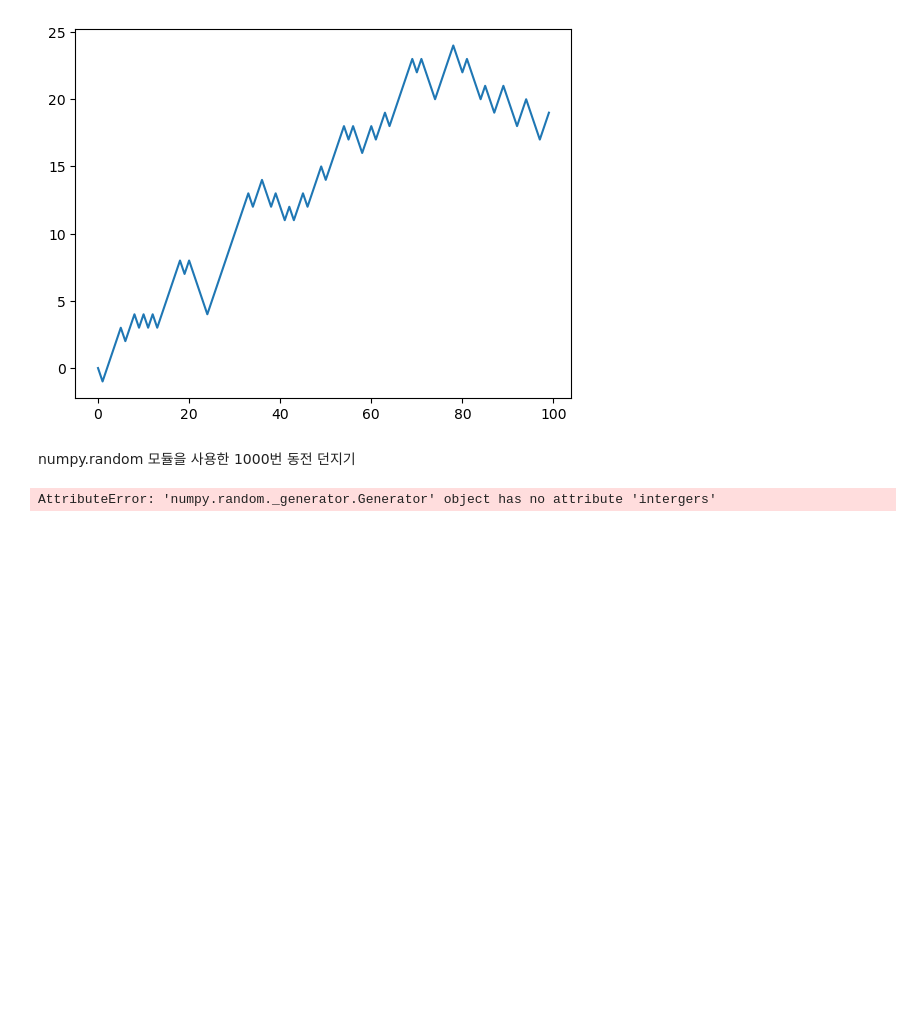
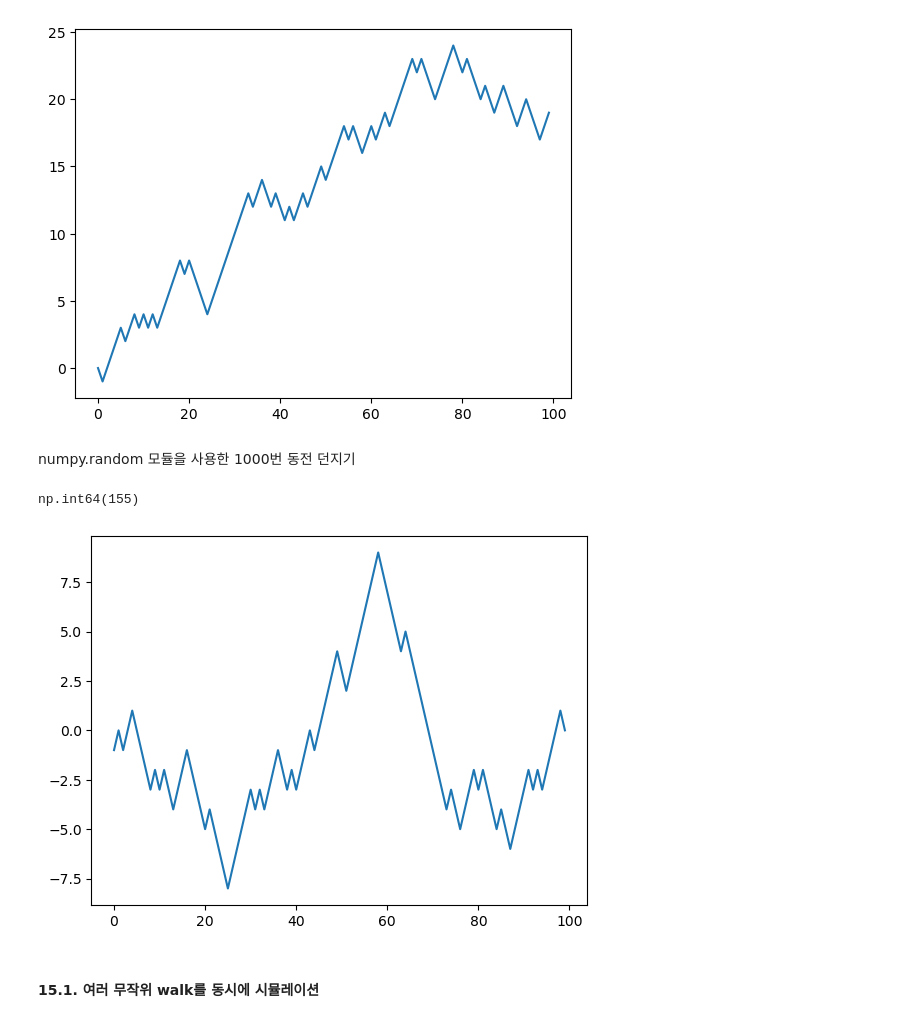
Before and after one commit to saub03/Data-Science-Deep-Dive, a Jupyter notebook: 01_Python_Data_Analysis/Jun/260308_W1_Python_Numpy/01_NumPy_Basics.ipynb, the cells around one changed output. Drawn from its saved outputs; the diff is of its cells as text; code cells hidden in the pictures; blank space fills up the shorter version.

```diff
--- a/01_Python_Data_Analysis/Jun/260308_W1_Python_Numpy/01_NumPy_Basics.ipynb
+++ b/01_Python_Data_Analysis/Jun/260308_W1_Python_Numpy/01_NumPy_Basics.ipynb
@@ -988,9 +988,18 @@ numpy.random 모듈을 사용한 1000번 동전 던지기
 # %%
 nsteps = 1000
 rng = np.random.default_rng(seed=12345)
-draws = rng.intergers(0, 2, size=nsteps) # 0과 1 사이의 정수를 nsteps 개수만큼 생성함
-steps = np.where(draws == 0, 1 -1) # draws의 요소가 0이면 1, 아니면 -1로 바꿔줌
+draws = rng.integers(0, 2, size=nsteps) # 0과 1 사이의 정수를 nsteps 개수만큼 생성함
+steps = np.where(draws == 0, 1, -1) # draws의 요소가 0이면 1, 아니면 -1로 바꿔줌
 walk = steps.cumsum() # steps의 누적합을 계산함. walk는 steps의 각 요소를 순차적으로 더한 결과를 담은 배열이 됨
+
+walk.min()
+walk.max()
+
 plt.plot(walk[:100])
+
+(np.abs(walk) >= 10).argmax() # walk의 절댓값이 10 이상이 되는 최초의 인덱스를 반환함
 # %% [output]
-AttributeError: 'numpy.random._generator.Generator' object has no attribute 'intergers'
+np.int64(155)
+[figure, added]
+# %% [markdown]
+#### 15.1. 여러 무작위 walk를 동시에 시뮬레이션
```
Also changed, not shown: parts of 1 cell of this notebook.
